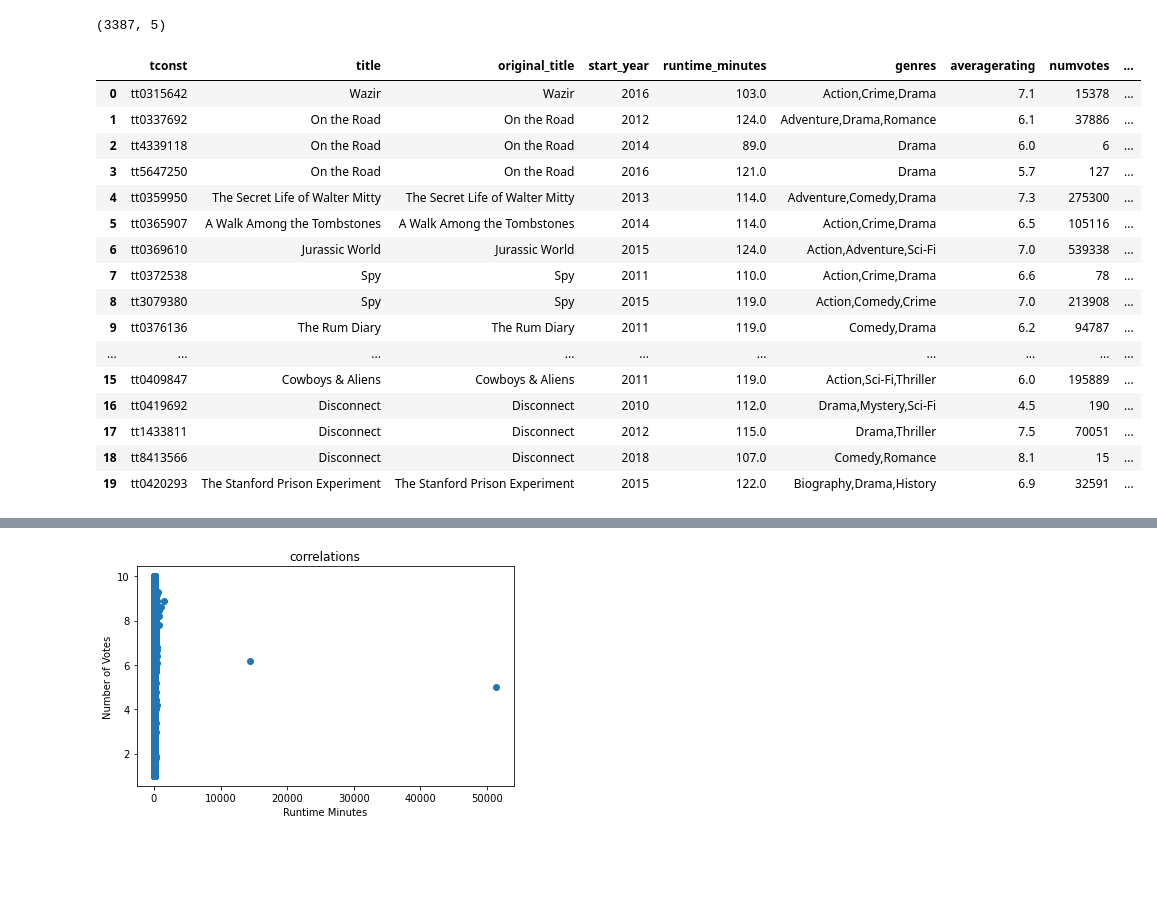
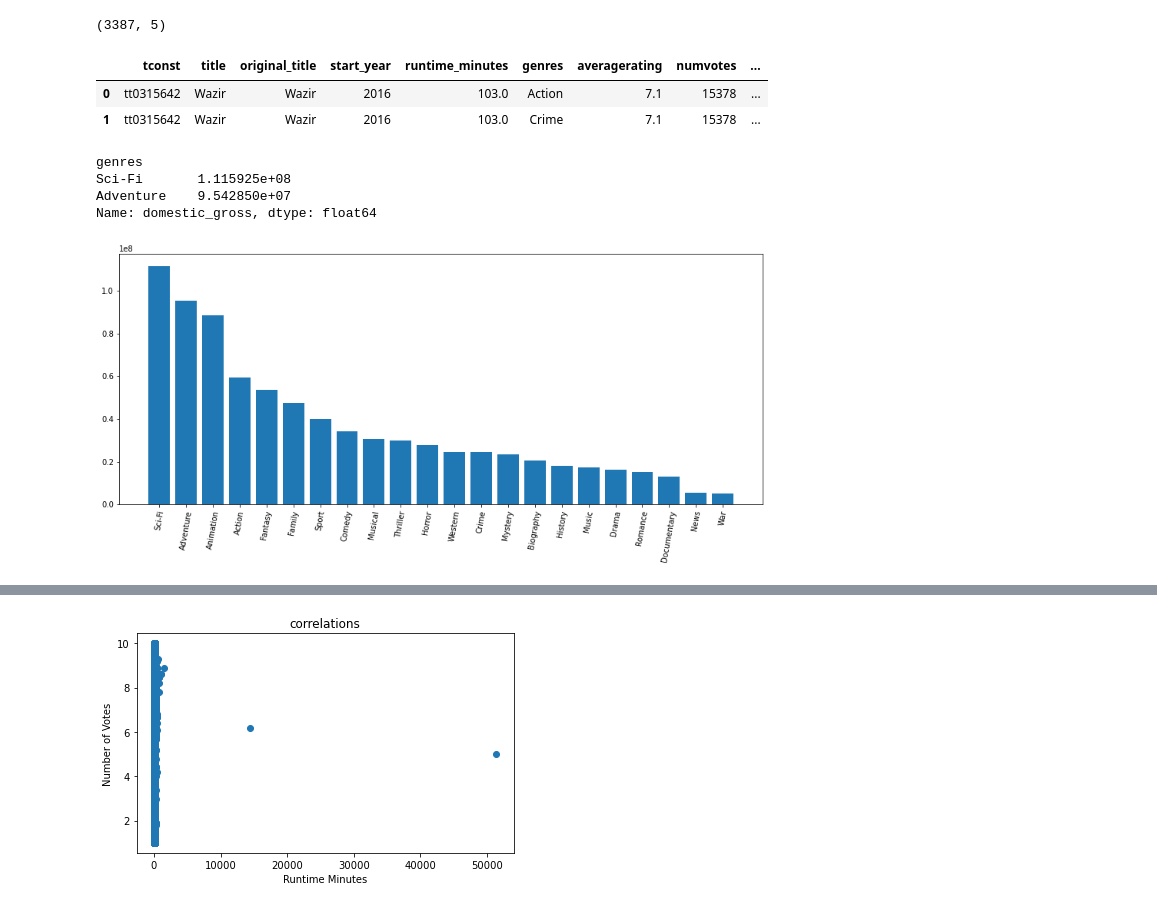
Before and after one commit to hs1692/Microsoft-Movie_Analysis, a Jupyter notebook: dsc-phase1-project-template-Copy1.ipynb, the cells around one changed output, grey strips where cells are left out. Cells and saved outputs as stored; diff of their text form; code cells hidden in the pictures; blank space fills up the shorter version.

```diff
--- a/dsc-phase1-project-template-Copy1.ipynb
+++ b/dsc-phase1-project-template-Copy1.ipynb
@@ -181,22 +213,8 @@ movie_gross.shape
 (3387, 5)
 # %%
 df_another=pd.merge(df_combined,movie_gross, on='title')
-df_another.head(20)
+df_another.head(2)
 # %% [output]
 |  | tconst | title | original_title | start_year | runtime_minutes | genres | averagerating | numvotes | ... |
-| 0 | tt0315642 | Wazir | Wazir | 2016 | 103.0 | Action,Crime,Drama | 7.1 | 15378 | ... |
-| 1 | tt0337692 | On the Road | On the Road | 2012 | 124.0 | Adventure,Drama,Romance | 6.1 | 37886 | ... |
-| 2 | tt4339118 | On the Road | On the Road | 2014 | 89.0 | Drama | 6.0 | 6 | ... |
-| 3 | tt5647250 | On the Road | On the Road | 2016 | 121.0 | Drama | 5.7 | 127 | ... |
-| 4 | tt0359950 | The Secret Life of Walter Mitty | The Secret Life of Walter Mitty | 2013 | 114.0 | Adventure,Comedy,Drama | 7.3 | 275300 | ... |
-| 5 | tt0365907 | A Walk Among the Tombstones | A Walk Among the Tombstones | 2014 | 114.0 | Action,Crime,Drama | 6.5 | 105116 | ... |
-| 6 | tt0369610 | Jurassic World | Jurassic World | 2015 | 124.0 | Action,Adventure,Sci-Fi | 7.0 | 539338 | ... |
-| 7 | tt0372538 | Spy | Spy | 2011 | 110.0 | Action,Crime,Drama | 6.6 | 78 | ... |
-| 8 | tt3079380 | Spy | Spy | 2015 | 119.0 | Action,Comedy,Crime | 7.0 | 213908 | ... |
-| 9 | tt0376136 | The Rum Diary | The Rum Diary | 2011 | 119.0 | Comedy,Drama | 6.2 | 94787 | ... |
-| ... | ... | ... | ... | ... | ... | ... | ... | ... | ... |
-| 15 | tt0409847 | Cowboys & Aliens | Cowboys & Aliens | 2011 | 119.0 | Action,Sci-Fi,Thriller | 6.0 | 195889 | ... |
-| 16 | tt0419692 | Disconnect | Disconnect | 2010 | 112.0 | Drama,Mystery,Sci-Fi | 4.5 | 190 | ... |
-| 17 | tt1433811 | Disconnect | Disconnect | 2012 | 115.0 | Drama,Thriller | 7.5 | 70051 | ... |
-| 18 | tt8413566 | Disconnect | Disconnect | 2018 | 107.0 | Comedy,Romance | 8.1 | 15 | ... |
-| 19 | tt0420293 | The Stanford Prison Experiment | The Stanford Prison Experiment | 2015 | 122.0 | Biography,Drama,History | 6.9 | 32591 | ... |
+| 0 | tt0315642 | Wazir | Wazir | 2016 | 103.0 | Action | 7.1 | 15378 | ... |
+| 1 | tt0315642 | Wazir | Wazir | 2016 | 103.0 | Crime | 7.1 | 15378 | ... |
@@ -202,0 +224,16 @@ df_another.head(20)
+# %%
+df_another.groupby('genres')['domestic_gross'].mean().sort_values(ascending=False).head(2)
+# %% [output]
+genres
+Sci-Fi       1.115925e+08
+Adventure    9.542850e+07
+Name: domestic_gross, dtype: float64
+# %%
+domesticgenre=df_another.groupby('genres')['domestic_gross'].mean().sort_values(ascending=False)
+
+fig, ax = plt.subplots(figsize=(15, 6))
+
+ax.bar(x=domesticgenre.index, height=domesticgenre)
+ax.set_xticklabels(labels=domesticgenre.index, rotation=80);
+# %% [output]
+[figure, added]
```
Also changed, not shown: parts of 34 cells of this notebook.
